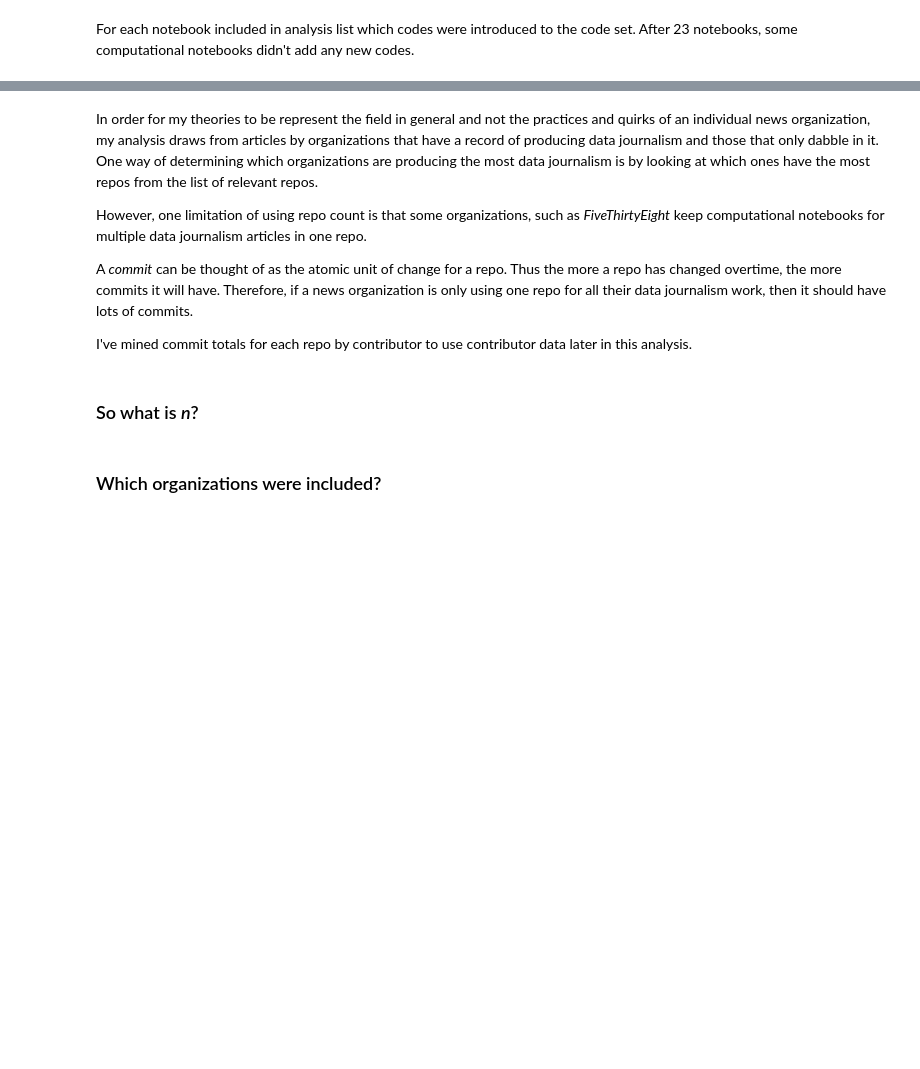
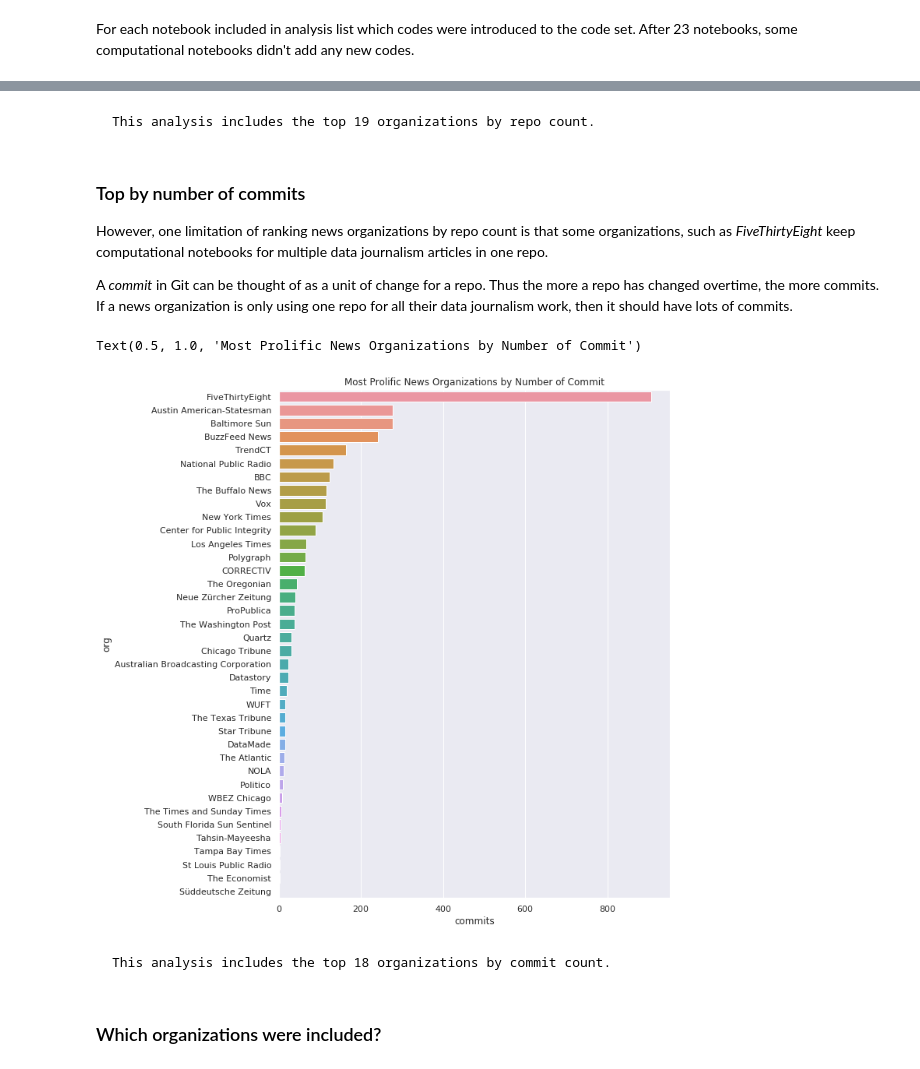
Before and after one commit to steve-kasica/table-scraps, a Jupyter notebook: summary.ipynb, the cells around one changed output, grey strips where cells are left out. Cells and saved outputs as stored; diff of their text form; code cells hidden in the pictures; blank space fills up the shorter version.

```diff
--- a/summary.ipynb
+++ b/summary.ipynb
@@ -273,28 +278,35 @@ ax.set_title('Most Prolific News Organizations by Repo Count')
+# %%
+displayMarkdown("""
+    This analysis includes the top {} organizations by repo count.
+""".format(orgs[orgs.is_included == False].repo_rank.min() - 1))
+# %% [output]
+
+    This analysis includes the top 19 organizations by repo count.
 # %% [markdown]
-In order for my theories to be represent the field in general and not the practices and quirks of an individual news organization, my analysis draws from articles by organizations that have a record of producing data journalism and those that only dabble in it. One way of determining which organizations are producing the most data journalism is by looking at which ones have the most repos from the list of relevant repos.
+### Top by number of commits
 
+However, one limitation of ranking news organizations by repo count is that some organizations, such as *FiveThirtyEight* keep computational notebooks for multiple data journalism articles in one repo.
 
-However, one limitation of using repo count is that some organizations, such as *FiveThirtyEight* keep computational notebooks for multiple data journalism articles in one repo.
-
-A *commit* can be thought of as the atomic unit of change for a repo. Thus the more a repo has changed overtime, the more commits it will have. Therefore, if a news organization is only using one repo for all their data journalism work, then it should have lots of commits.
-
-I've mined commit totals for each repo by contributor to use contributor data later in this analysis.
+A *commit* in Git can be thought of as a unit of change for a repo. Thus the more a repo has changed overtime, the more commits. If a news organization is only using one repo for all their data journalism work, then it should have lots of commits.
 # %%
-contributors = pd.read_csv('data/contributors.csv')
-repos = pd.merge(repos, contributors, on='url', how='left')
+#contributors = pd.read_csv('data/contributors.csv')
+#repos = pd.merge(repos, contributors, on='url', how='left')
 
 sns.barplot(x='commits',
             y='org',
             data=repos.groupby('org')['commits'].sum().to_frame('commits').reset_index() \
             .sort_values('commits', ascending=False) \
             .head(50)) \
-    .set_title('Most Prolific News Organizations by Commit Count')
+    .set_title('Most Prolific News Organizations by Number of Commit')
+# %% [output]
+Text(0.5, 1.0, 'Most Prolific News Organizations by Number of Commit')
+[figure, added]
-# %% [markdown]
-### So what is *n*?
 # %%
-display(Markdown('Analysis includes the top {lowestRepo} and {lowestCommit} organizations by repo count and commit count, respectively.'.format(**{
-    'lowestRepo': orgs[orgs.is_included == False].repo_rank.min() - 1,
-    'lowestCommit': orgs[orgs.is_included == False].commit_rank.min() - 1
-})))
+displayMarkdown("""
+    This analysis includes the top {} organizations by commit count.
+""".format(orgs[orgs.is_included == False].commit_rank.min() - 1))
+# %% [output]
+
+    This analysis includes the top 18 organizations by commit count.
 # %% [markdown]
 ### Which organizations were included?
```
Also changed, not shown: parts of 29 cells of this notebook, 3 other files.
